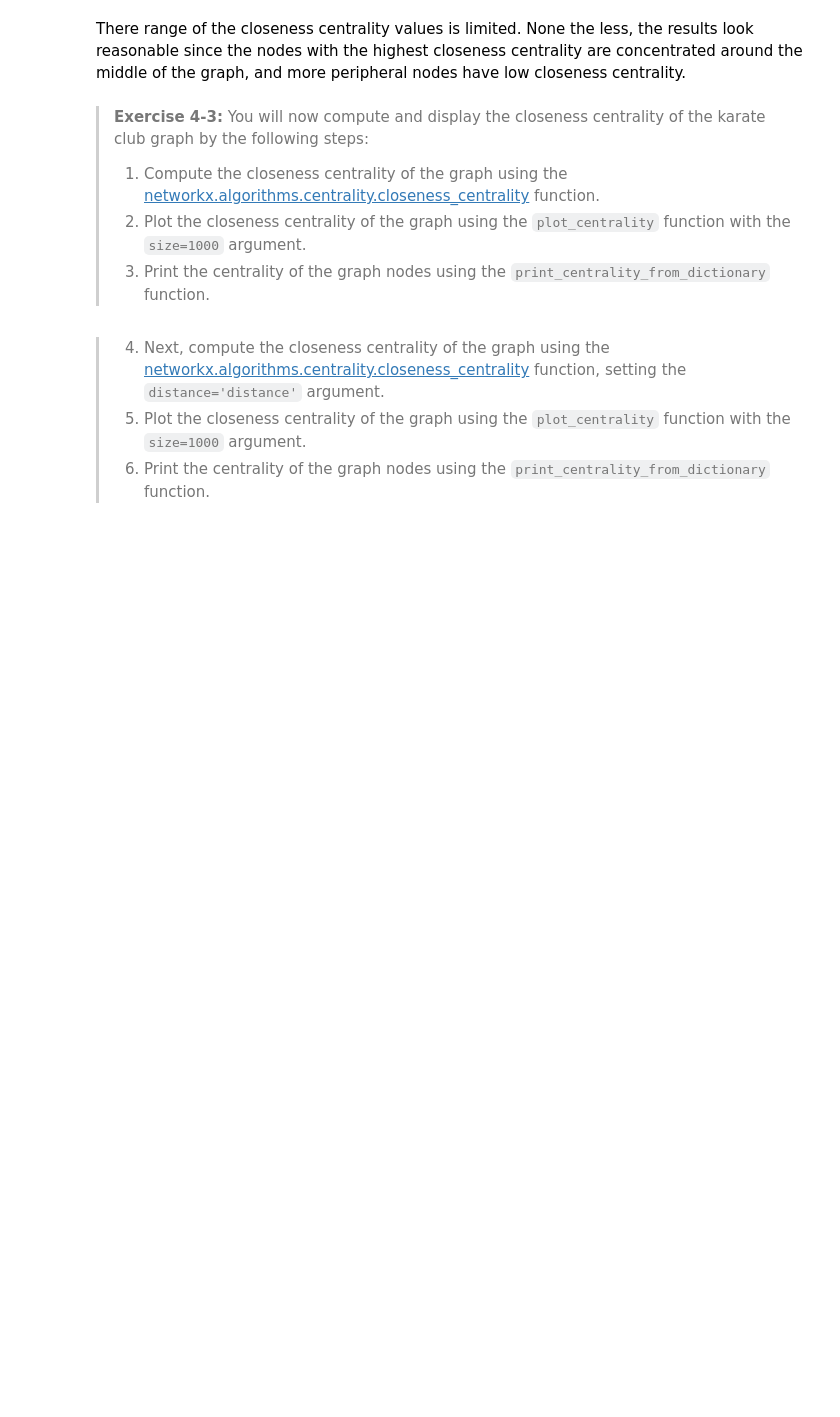
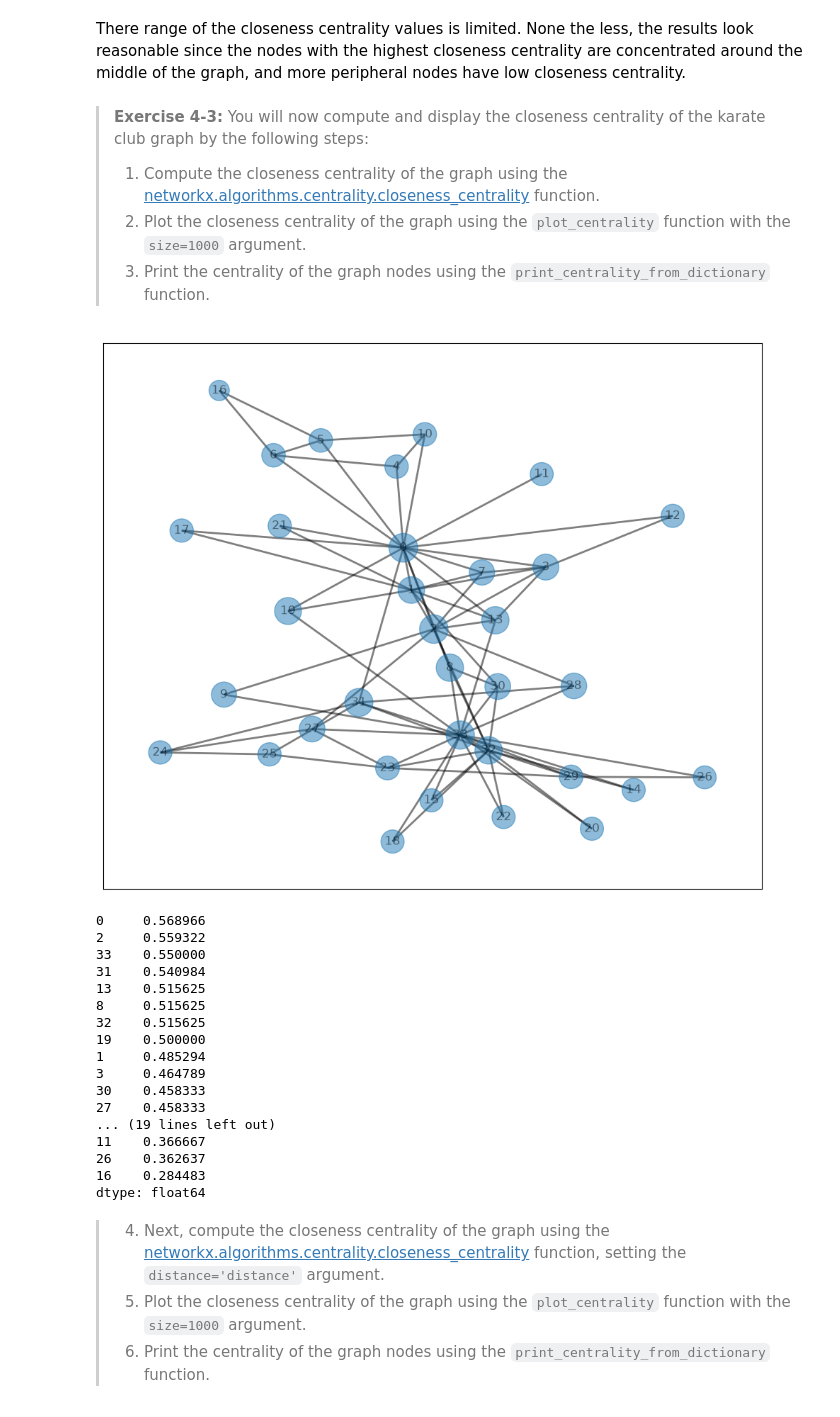
Before and after one commit to jonahneu/CSCI-E-108, a Jupyter notebook: notebooks/04_SocialNetworkAnalysis.ipynb, the cells around one changed output. Cells and saved outputs as stored; diff of their text form; code cells hidden in the pictures; blank space fills up the shorter version.

```diff
--- a/notebooks/04_SocialNetworkAnalysis.ipynb
+++ b/notebooks/04_SocialNetworkAnalysis.ipynb
@@ -367,9 +367,29 @@ There range of the closeness centrality values is limited. None the less, the re
 > 3. Print the centrality of the graph nodes using the `print_centrality_from_dictionary` function.
 # %%
 ## Put your code below
+K_club_closeness_centrality = nx.closeness_centrality(K_club)
 
-plot_centrality(K_club, karate_closeness_centrality, size=1500, width=2)
-print_centrality_from_dictionary(karate_closeness_centrality)
+plot_centrality(K_club, K_club_closeness_centrality, size=1500, width=2)
+print_centrality_from_dictionary(K_club_closeness_centrality)
+# %% [output]
+[figure, added]
+0     0.568966
+2     0.559322
+33    0.550000
+31    0.540984
+13    0.515625
+8     0.515625
+32    0.515625
+19    0.500000
+1     0.485294
+3     0.464789
+30    0.458333
+27    0.458333
+... (19 lines left out)
+11    0.366667
+26    0.362637
+16    0.284483
+dtype: float64
 # %% [markdown]
 > 4. Next, compute the closeness centrality of the graph using the [networkx.algorithms.centrality.closeness_centrality](https://networkx.org/documentation/stable/search.html?q=closeness) function, setting the `distance='distance'` argument.
 > 5. Plot the closeness centrality of the graph using the `plot_centrality` function with the `size=1000` argument.
```
Also changed, not shown: parts of 36 cells of this notebook.
